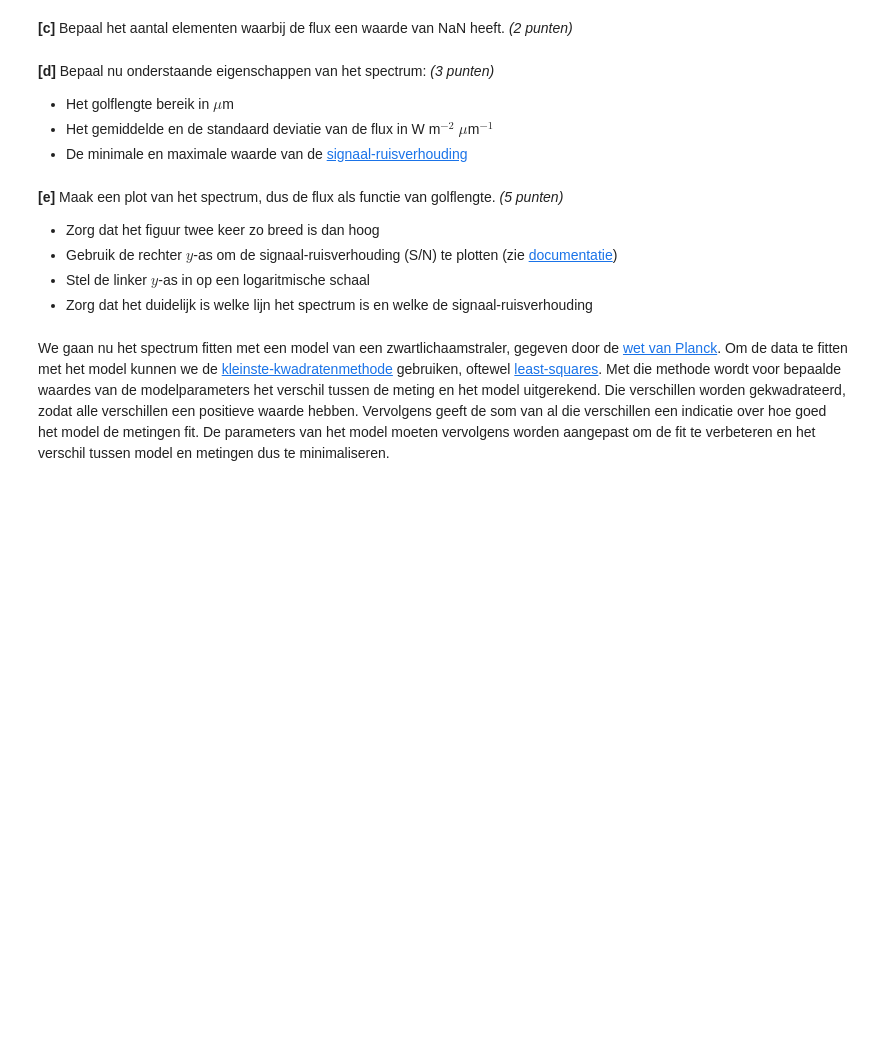
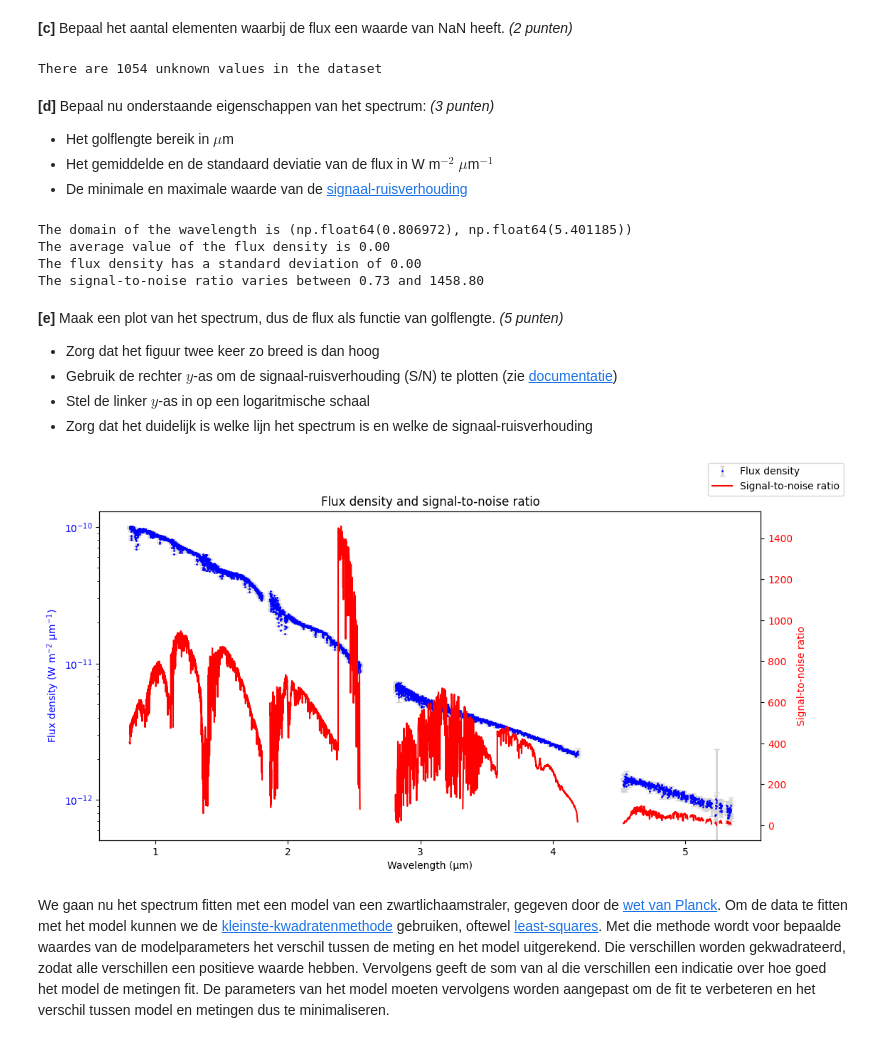
Before and after one commit to TheCaspeer/Huiswerk4PM, a Jupyter notebook: Huiswerk4.ipynb, the cells around one changed output. Cells and saved outputs as stored; diff of their text form; code cells hidden in the pictures; blank space fills up the shorter version.

```diff
--- a/Huiswerk4.ipynb
+++ b/Huiswerk4.ipynb
@@ -442,11 +579,16 @@ Zoals je in het bestand misschien gezien hebt, heeft de flux bij sommige golflen
 # %% [markdown]
 **[b]** Identificeer de elementen in de array waarbij de flux een waarde heeft van -999. Gebruik de indices om zowel de flux als de onzekerheid de waarde NaN te geven. *(3 punten)*
 # %%
-# ...
+noValueIndices = np.where(flux_density == -999)[0]
+flux_density[noValueIndices] = np.nan
+flux_error[noValueIndices] = np.nan
 # %% [markdown]
 **[c]** Bepaal het aantal elementen waarbij de flux een waarde van NaN heeft. *(2 punten)*
 # %%
-# ...
+num_of_NaN = len(noValueIndices) # NaNs are only added with this arr, thusly the length of this array is equal to the amount of NaNs in the dataset.
+print(f"There are {num_of_NaN} unknown values in the dataset" )
+# %% [output]
+There are 1054 unknown values in the dataset
 # %% [markdown]
 **[d]** Bepaal nu onderstaande eigenschappen van het spectrum: *(3 punten)*
 
@@ -454,7 +596,27 @@ Zoals je in het bestand misschien gezien hebt, heeft de flux bij sommige golflen
 - Het gemiddelde en de standaard deviatie van de flux in W m$^{-2}$ $\mu$m$^{-1}$
 - De minimale en maximale waarde van de [signaal-ruisverhouding](https://nl.wikipedia.org/wiki/Signaal-ruisverhouding)
 # %%
-# ...
+# Determining the domain of the wavelength in the dataset
+wavelength_domain = (np.min(wavelengths), np.max(wavelengths))
+
+# Determining the average value and standard deviation of the flux density
+average_flux_density = np.nanmean(flux_density)
+standard_deviation_flux_density = np.nanstd(flux_density)
+
+# Determining the minimum and maximum values of the signal-to-noise ratio
+STN_ratio = flux_density / flux_error
+STN_min = np.nanmin(STN_ratio)
+STN_max = np.nanmax(STN_ratio)
+
+print(f'''The domain of the wavelength is {wavelength_domain}
+The average value of the flux density is {average_flux_density:.2f}
+The flux density has a standard deviation of {standard_deviation_flux_density:.2f}
+The signal-to-noise ratio varies between {STN_min:.2f} and {STN_max:.2f}''' )
+# %% [output]
+The domain of the wavelength is (np.float64(0.806972), np.float64(5.401185))
+The average value of the flux density is 0.00
+The flux density has a standard deviation of 0.00
+The signal-to-noise ratio varies between 0.73 and 1458.80
 # %% [markdown]
 **[e]** Maak een plot van het spectrum, dus de flux als functie van golflengte. *(5 punten)*
 
@@ -463,7 +625,28 @@ Zoals je in het bestand misschien gezien hebt, heeft de flux bij sommige golflen
 - Stel de linker $y$-as in op een logaritmische schaal
 - Zorg dat het duidelijk is welke lijn het spectrum is en welke de signaal-ruisverhouding
 # %%
-# ...
+size = 6
+fig, ax1 = plt.subplots (figsize=(2*size,size))
+
+# Plotting the flux density with error bars (they're very smol)
+ax1.errorbar(wavelengths, flux_density, yerr=flux_error, fmt='o', label='Flux density', color='blue', ecolor='lightgray', elinewidth=2, capsize=3, markersize=1)
+ax1.set_xlabel('Wavelength (μm)')
+ax1.set_ylabel('Flux density (W m$^{-2}$ μm$^{-1}$)', color='blue')
+ax1.set_yscale('log')
+ax1.tick_params(axis='y', labelcolor='blue')
+
+# Plotting the signal-to-noise ratio
+ax2 = ax1.twinx()
+ax2.set_ylabel('Signal-to-noise ratio', color='red')
+ax2.plot(wavelengths, STN_ratio, label='Signal-to-noise ratio', color='red')
+ax2.tick_params(axis='y', labelcolor='red')
+
+# Adding labels, a legend and, a title
+fig.legend()
+plt.title('Flux density and signal-to-noise ratio')
+plt.show()
+# %% [output]
+[figure, added]
 # %% [markdown]
 We gaan nu het spectrum fitten met een model van een zwartlichaamstraler, gegeven door de [wet van Planck](https://nl.wikipedia.org/wiki/Wet_van_Planck). Om de data te fitten met het model kunnen we de [kleinste-kwadratenmethode](https://nl.wikipedia.org/wiki/Kleinste-kwadratenmethode) gebruiken, oftewel [least-squares](https://en.wikipedia.org/wiki/Least_squares). Met die methode wordt voor bepaalde waardes van de modelparameters het verschil tussen de meting en het model uitgerekend. Die verschillen worden gekwadrateerd, zodat alle verschillen een positieve waarde hebben. Vervolgens geeft de som van al die verschillen een indicatie over hoe goed het model de metingen fit. De parameters van het model moeten vervolgens worden aangepast om de fit te verbeteren en het verschil tussen model en metingen dus te minimaliseren.
 # %% [markdown]
```
Also changed, not shown: parts of 8 cells of this notebook.
